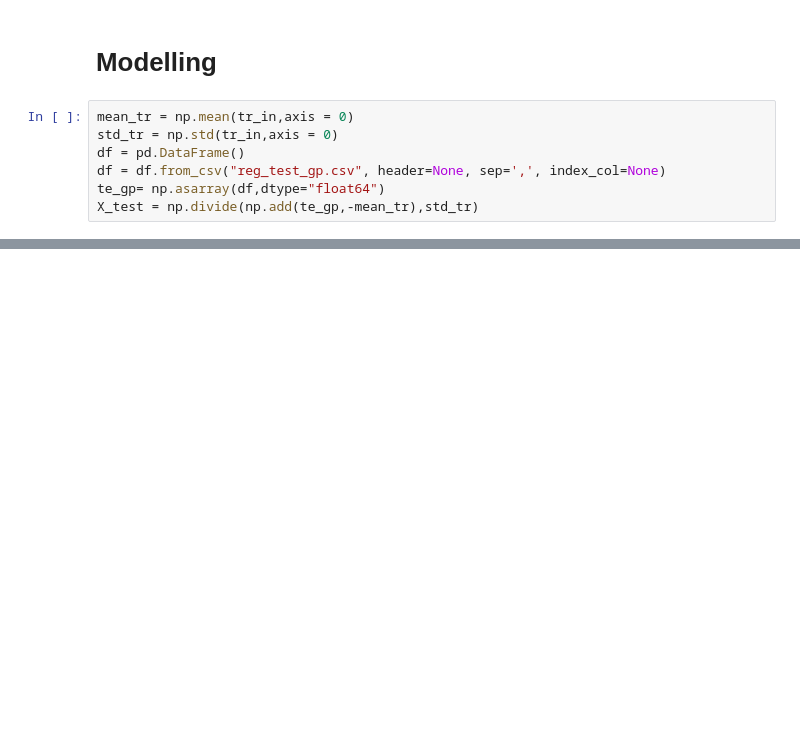
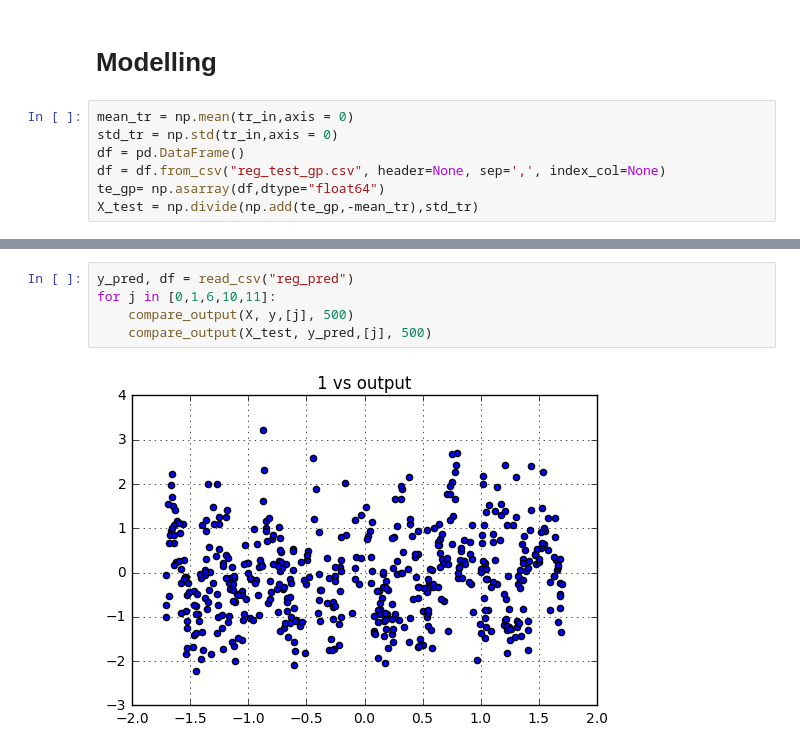
Before and after one commit to maragraziani/cam-kaggle-ML-major, a Jupyter notebook: Regression/visualisation.ipynb, the cells around one changed output, grey strips where cells are left out. Saved outputs shown, nothing was run; the diff lists cells and outputs as text; blank space fills up the shorter version.

```diff
--- a/Regression/visualisation.ipynb
+++ b/Regression/visualisation.ipynb
@@ -177 +179,8 @@ for i in range(0,14):
 ... (16 outputs left out)
+# %%
+y_pred, df = read_csv("reg_pred")
+for j in [0,1,6,10,11]:
+    compare_output(X, y,[j], 500)
+    compare_output(X_test, y_pred,[j], 500)
+# %% [output]
+[figure, added]
```
Also changed, not shown: parts of 6 cells of this notebook, 4 other files.
